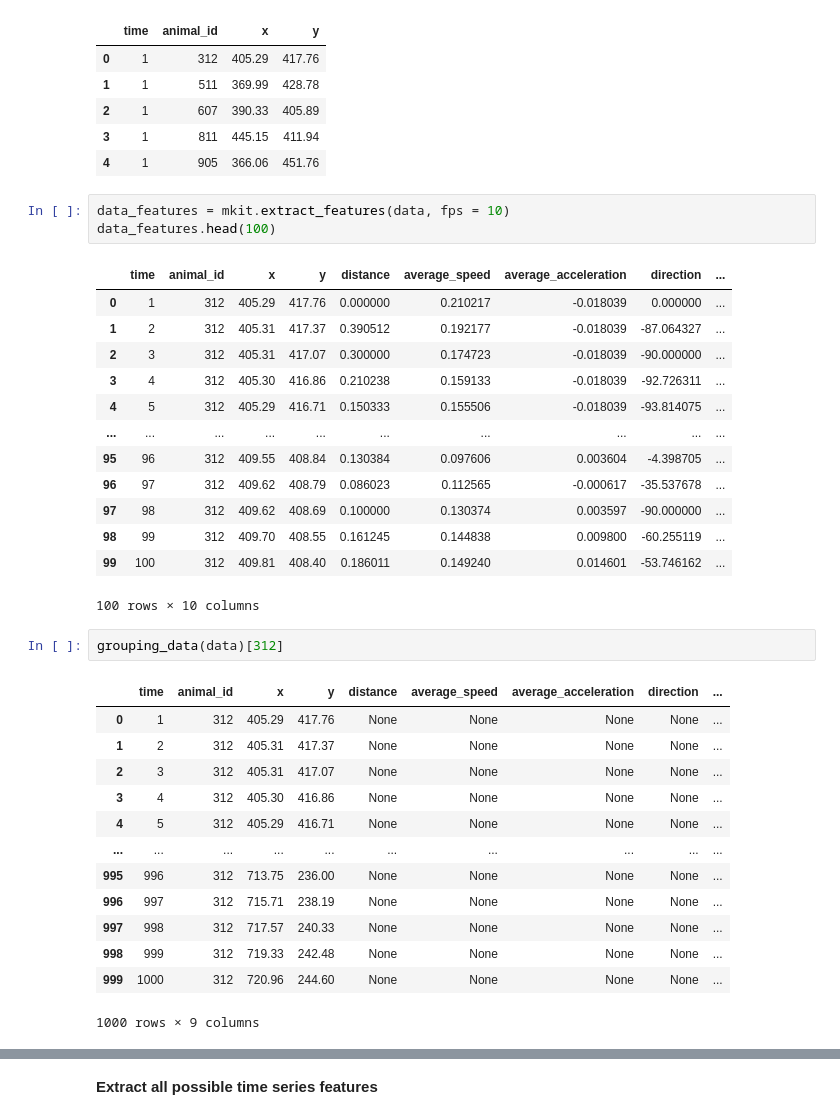
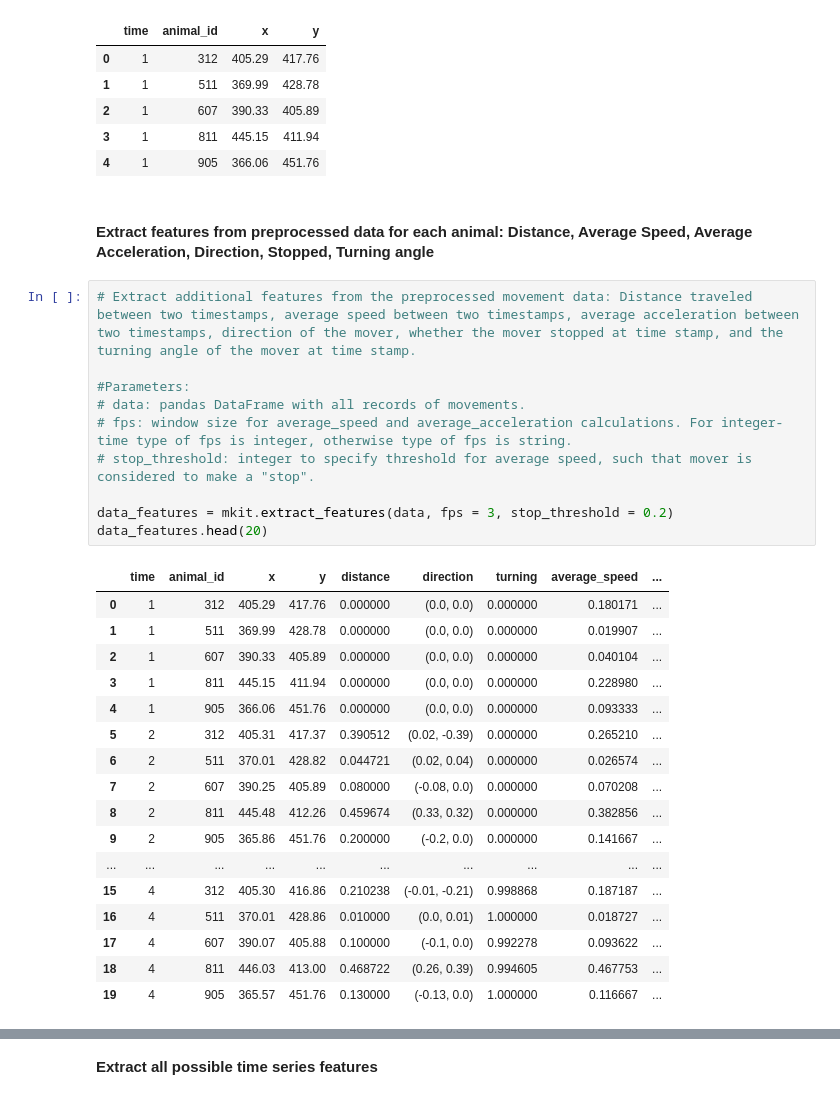
Before and after one commit to dbvis-ukon/movekit, a Jupyter notebook: docs/examples/02_extract_features.ipynb, the cells around one changed output, grey strips where cells are left out. Drawn from its saved outputs; the diff is of its cells as text.

```diff
--- a/docs/examples/02_extract_features.ipynb
+++ b/docs/examples/02_extract_features.ipynb
@@ -21,36 +19,33 @@ data.head()
 | 2 | 1 | 607 | 390.33 | 405.89 |
 | 3 | 1 | 811 | 445.15 | 411.94 |
 | 4 | 1 | 905 | 366.06 | 451.76 |
+# %% [markdown]
+#### Extract features from preprocessed data for each animal: Distance, Average Speed, Average Acceleration, Direction, Stopped, Turning angle
 # %%
-data_features = mkit.extract_features(data, fps = 10)
-data_features.head(100)
+# Extract additional features from the preprocessed movement data: Distance traveled between two timestamps, average speed between two timestamps, average acceleration between two timestamps, direction of the mover, whether the mover stopped at time stamp, and the turning angle of the mover at time stamp.
+
+#Parameters:
+# data: pandas DataFrame with all records of movements.
+# fps: window size for average_speed and average_acceleration calculations. For integer-time type of fps is integer, otherwise type of fps is string.
+# stop_threshold: integer to specify threshold for average speed, such that mover is considered to make a "stop".
+
+data_features = mkit.extract_features(data, fps = 3, stop_threshold = 0.2)
+data_features.head(20)
 # %% [output]
-|  | time | animal_id | x | y | distance | average_speed | average_acceleration | direction | ... |
-| 0 | 1 | 312 | 405.29 | 417.76 | 0.000000 | 0.210217 | -0.018039 | 0.000000 | ... |
-| 1 | 2 | 312 | 405.31 | 417.37 | 0.390512 | 0.192177 | -0.018039 | -87.064327 | ... |
-| 2 | 3 | 312 | 405.31 | 417.07 | 0.300000 | 0.174723 | -0.018039 | -90.000000 | ... |
-| 3 | 4 | 312 | 405.30 | 416.86 | 0.210238 | 0.159133 | -0.018039 | -92.726311 | ... |
-| 4 | 5 | 312 | 405.29 | 416.71 | 0.150333 | 0.155506 | -0.018039 | -93.814075 | ... |
+|  | time | animal_id | x | y | distance | direction | turning | average_speed | ... |
+| 0 | 1 | 312 | 405.29 | 417.76 | 0.000000 | (0.0, 0.0) | 0.000000 | 0.180171 | ... |
+| 1 | 1 | 511 | 369.99 | 428.78 | 0.000000 | (0.0, 0.0) | 0.000000 | 0.019907 | ... |
+| 2 | 1 | 607 | 390.33 | 405.89 | 0.000000 | (0.0, 0.0) | 0.000000 | 0.040104 | ... |
+| 3 | 1 | 811 | 445.15 | 411.94 | 0.000000 | (0.0, 0.0) | 0.000000 | 0.228980 | ... |
+| 4 | 1 | 905 | 366.06 | 451.76 | 0.000000 | (0.0, 0.0) | 0.000000 | 0.093333 | ... |
+| 5 | 2 | 312 | 405.31 | 417.37 | 0.390512 | (0.02, -0.39) | 0.000000 | 0.265210 | ... |
+| 6 | 2 | 511 | 370.01 | 428.82 | 0.044721 | (0.02, 0.04) | 0.000000 | 0.026574 | ... |
+| 7 | 2 | 607 | 390.25 | 405.89 | 0.080000 | (-0.08, 0.0) | 0.000000 | 0.070208 | ... |
+| 8 | 2 | 811 | 445.48 | 412.26 | 0.459674 | (0.33, 0.32) | 0.000000 | 0.382856 | ... |
+| 9 | 2 | 905 | 365.86 | 451.76 | 0.200000 | (-0.2, 0.0) | 0.000000 | 0.141667 | ... |
 | ... | ... | ... | ... | ... | ... | ... | ... | ... | ... |
-| 95 | 96 | 312 | 409.55 | 408.84 | 0.130384 | 0.097606 | 0.003604 | -4.398705 | ... |
-| 96 | 97 | 312 | 409.62 | 408.79 | 0.086023 | 0.112565 | -0.000617 | -35.537678 | ... |
-| 97 | 98 | 312 | 409.62 | 408.69 | 0.100000 | 0.130374 | 0.003597 | -90.000000 | ... |
-| 98 | 99 | 312 | 409.70 | 408.55 | 0.161245 | 0.144838 | 0.009800 | -60.255119 | ... |
-| 99 | 100 | 312 | 409.81 | 408.40 | 0.186011 | 0.149240 | 0.014601 | -53.746162 | ... |
+| 15 | 4 | 312 | 405.30 | 416.86 | 0.210238 | (-0.01, -0.21) | 0.998868 | 0.187187 | ... |
+| 16 | 4 | 511 | 370.01 | 428.86 | 0.010000 | (0.0, 0.01) | 1.000000 | 0.018727 | ... |
+| 17 | 4 | 607 | 390.07 | 405.88 | 0.100000 | (-0.1, 0.0) | 0.992278 | 0.093622 | ... |
+| 18 | 4 | 811 | 446.03 | 413.00 | 0.468722 | (0.26, 0.39) | 0.994605 | 0.467753 | ... |
+| 19 | 4 | 905 | 365.57 | 451.76 | 0.130000 | (-0.13, 0.0) | 1.000000 | 0.116667 | ... |
-100 rows × 10 columns
-# %%
-grouping_data(data)[312]
-# %% [output]
-|  | time | animal_id | x | y | distance | average_speed | average_acceleration | direction | ... |
-| 0 | 1 | 312 | 405.29 | 417.76 | None | None | None | None | ... |
-| 1 | 2 | 312 | 405.31 | 417.37 | None | None | None | None | ... |
-| 2 | 3 | 312 | 405.31 | 417.07 | None | None | None | None | ... |
-| 3 | 4 | 312 | 405.30 | 416.86 | None | None | None | None | ... |
-| 4 | 5 | 312 | 405.29 | 416.71 | None | None | None | None | ... |
-| ... | ... | ... | ... | ... | ... | ... | ... | ... | ... |
-| 995 | 996 | 312 | 713.75 | 236.00 | None | None | None | None | ... |
-| 996 | 997 | 312 | 715.71 | 238.19 | None | None | None | None | ... |
-| 997 | 998 | 312 | 717.57 | 240.33 | None | None | None | None | ... |
-| 998 | 999 | 312 | 719.33 | 242.48 | None | None | None | None | ... |
-| 999 | 1000 | 312 | 720.96 | 244.60 | None | None | None | None | ... |
-1000 rows × 9 columns
```
Also changed, not shown: parts of 39 cells of this notebook, 10 other files.
